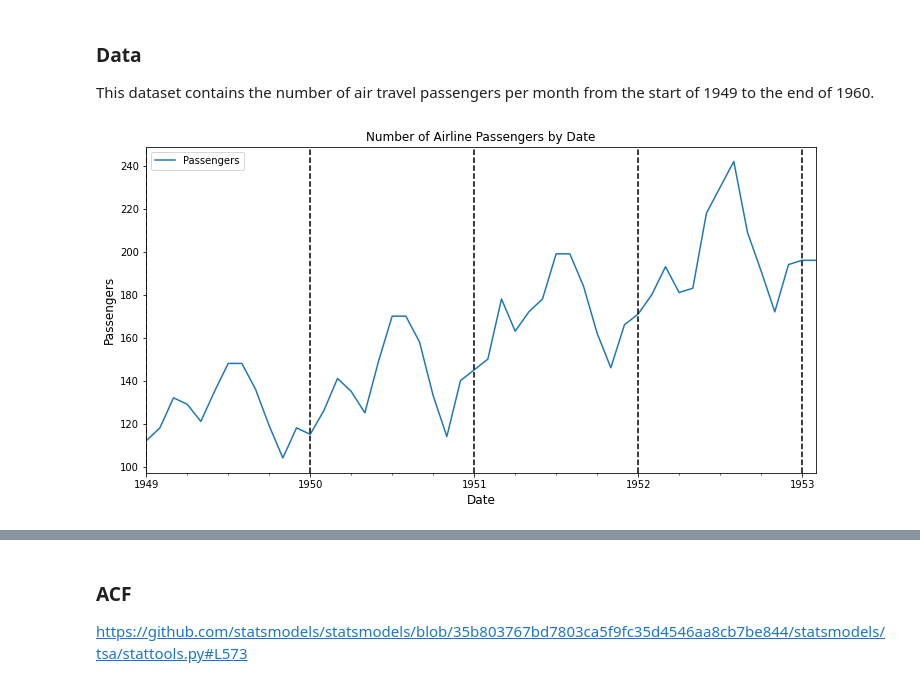
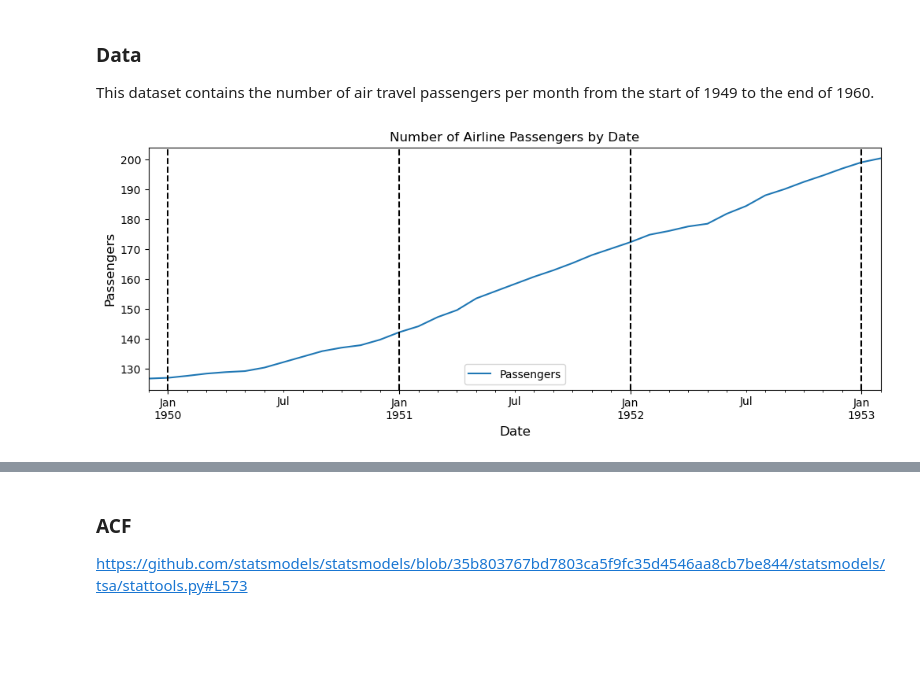
Before and after one commit to javiferfer/medium, a Jupyter notebook: time_series_arima/acf_pacf.ipynb, the cells around one changed output, grey strips where cells are left out. Saved outputs shown, nothing was run; the diff lists cells and outputs as text; code cells hidden in the pictures; blank space fills up the shorter version.

```diff
--- a/time_series_arima/acf_pacf.ipynb
+++ b/time_series_arima/acf_pacf.ipynb
@@ -29,15 +26,19 @@ df_orig = df_orig.iloc[:50, :]
 # %%
+df_orig = pd.read_csv('data/AirPassengers.csv')
+df_orig = df_orig.iloc[:50, :]
+
 df_orig['Passengers'] = df_orig['Passengers'].astype(int)
 df_orig['Month'] = pd.to_datetime(df_orig['Month'], infer_datetime_format=True)
-df = df_orig.copy()
-df = df.set_index(['Month'])
+
+df_orig['Passengers'] = df_orig['Passengers'].rolling(window=12).mean()
+df_orig.dropna(inplace=True)
 # %%
-df_orig.plot(x='Month', y='Passengers', figsize=(12,6))
+df_orig.plot(x='Month', y='Passengers', figsize=(12, 4))
 plt.title("Number of Airline Passengers by Date")
 plt.xlabel('Date', fontsize=12)
 plt.ylabel('Passengers', fontsize=12)
 for i in range(12):
     plt.axvline(x=f'{str(1949+i)}-01-01', color='black', linestyle='--')
 plt.show()
 # %% [output]
-[figure, old version]
+[figure, new version]
```
Also changed, not shown: parts of 14 cells of this notebook, 2 other files.
